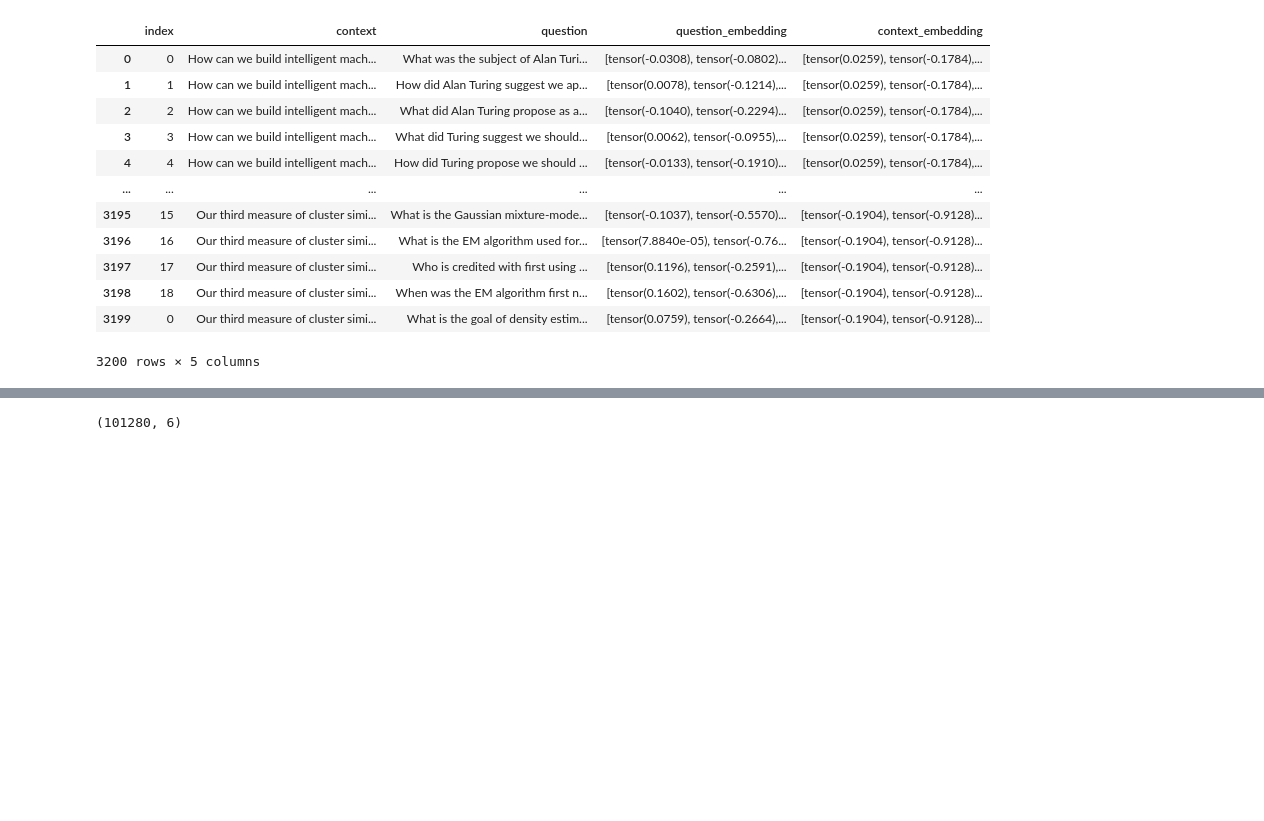
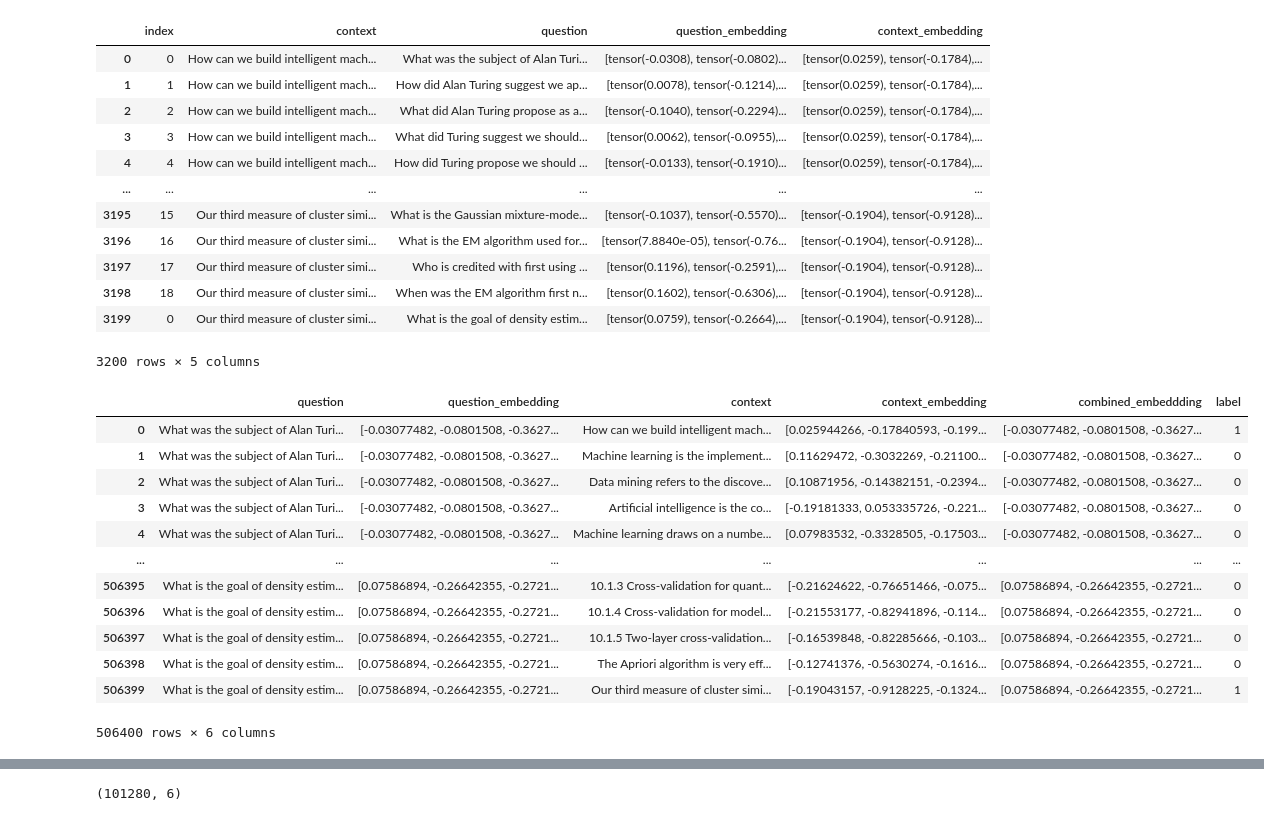
Before and after one commit to osquera/ChatGPT_Tutor_Project, a Jupyter notebook: Similarity network.ipynb, the cells around one changed output, grey strips where cells are left out. Saved outputs shown, nothing was run; the diff lists cells and outputs as text; code cells hidden in the pictures; blank space fills up the shorter version.

```diff
--- a/Similarity network.ipynb
+++ b/Similarity network.ipynb
@@ -30,13 +30,30 @@ df = pd.DataFrame([{"question": tuple([row['question'], row['question_embedding'
 #                   'context': ['My name is Stephen Hawking.', 'I am 76 years old.',5,"the number 5",3]})
 
 
-# Assuming you have a DataFrame called df with 4 columns 'question' 'answer' and embeddings for both
+# Assuming you have a DataFrame called df with 4 columns 'question' 'context' and embeddings for both
 questions = df['question'].unique()
-answers = df['context'].unique()
+context = df['context'].unique()
+
 # Create a dictionary with question-answer pairs as keys and 1 as the value and also add their embeddings
 original_pairs = {(row['question'], row['context']): 1 for _, row in df.iterrows()}
 # Generate all possible combinations and check if they are in the original_pairs dictionary and add their embeddings which should not be the product of the embeddings of the question and answer
-df = pd.DataFrame([(q[0],np.asarray(q[1]), c[0],np.asarray(c[1]), np.concatenate([np.asarray(q[1]), np.asarray(c[1])]), original_pairs.get((q, c,), 0)) for q, c in product(questions, answers)], columns=['question','question_embedding', 'context','context_embedding', 'combined_embeddding', 'label'])
+df = pd.DataFrame([(q[0],q[1].numpy(), c[0],c[1].numpy(), cat([q[1],c[1]]).numpy(), original_pairs.get((q, c,), 0)) for q, c in product(questions, context)], columns=['question','question_embedding', 'context','context_embedding', 'combined_embeddding', 'label'])
+# %%
+df
+# %% [output]
+|  | question | question_embedding | context | context_embedding | combined_embeddding | label |
+| 0 | What was the subject of Alan Turi... | [-0.03077482, -0.0801508, -0.3627... | How can we build intelligent mach... | [0.025944266, -0.17840593, -0.199... | [-0.03077482, -0.0801508, -0.3627... | 1 |
+| 1 | What was the subject of Alan Turi... | [-0.03077482, -0.0801508, -0.3627... | Machine learning is the implement... | [0.11629472, -0.3032269, -0.21100... | [-0.03077482, -0.0801508, -0.3627... | 0 |
+| 2 | What was the subject of Alan Turi... | [-0.03077482, -0.0801508, -0.3627... | Data mining refers to the discove... | [0.10871956, -0.14382151, -0.2394... | [-0.03077482, -0.0801508, -0.3627... | 0 |
+| 3 | What was the subject of Alan Turi... | [-0.03077482, -0.0801508, -0.3627... | Artificial intelligence is the co... | [-0.19181333, 0.053335726, -0.221... | [-0.03077482, -0.0801508, -0.3627... | 0 |
+| 4 | What was the subject of Alan Turi... | [-0.03077482, -0.0801508, -0.3627... | Machine learning draws on a numbe... | [0.07983532, -0.3328505, -0.17503... | [-0.03077482, -0.0801508, -0.3627... | 0 |
+| ... | ... | ... | ... | ... | ... | ... |
+| 506395 | What is the goal of density estim... | [0.07586894, -0.26642355, -0.2721... | 10.1.3 Cross-validation for quant... | [-0.21624622, -0.76651466, -0.075... | [0.07586894, -0.26642355, -0.2721... | 0 |
+| 506396 | What is the goal of density estim... | [0.07586894, -0.26642355, -0.2721... | 10.1.4 Cross-validation for model... | [-0.21553177, -0.82941896, -0.114... | [0.07586894, -0.26642355, -0.2721... | 0 |
+| 506397 | What is the goal of density estim... | [0.07586894, -0.26642355, -0.2721... | 10.1.5 Two-layer cross-validation... | [-0.16539848, -0.82285666, -0.103... | [0.07586894, -0.26642355, -0.2721... | 0 |
+| 506398 | What is the goal of density estim... | [0.07586894, -0.26642355, -0.2721... | The Apriori algorithm is very eff... | [-0.12741376, -0.5630274, -0.1616... | [0.07586894, -0.26642355, -0.2721... | 0 |
+| 506399 | What is the goal of density estim... | [0.07586894, -0.26642355, -0.2721... | Our third measure of cluster simi... | [-0.19043157, -0.9128225, -0.1324... | [0.07586894, -0.26642355, -0.2721... | 1 |
+506400 rows × 6 columns
 # %%
 test_q = np.random.choice(df['question'].unique(), size = int(len(df['question'].unique())*0.2), replace = False)
 # %%
```
Also changed, not shown: parts of 7 cells of this notebook.
